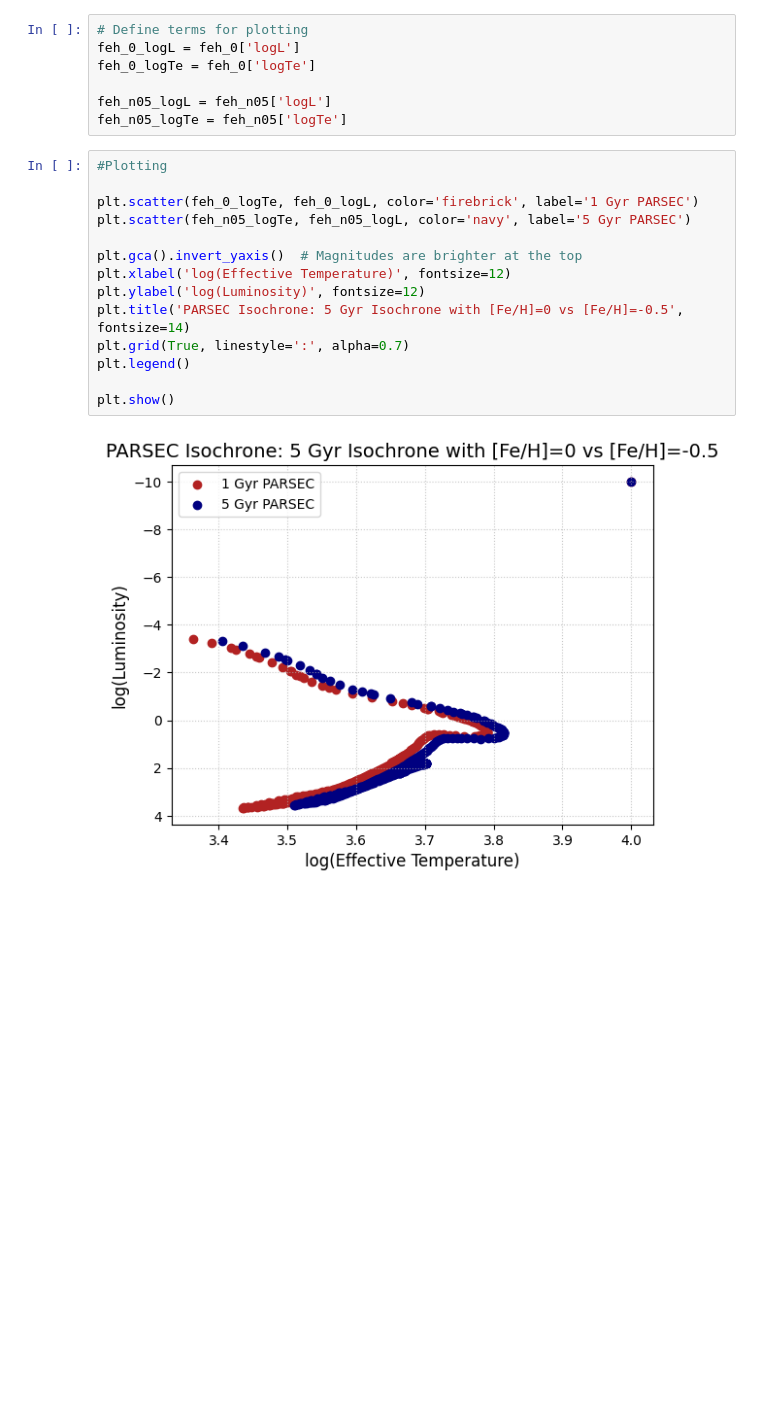
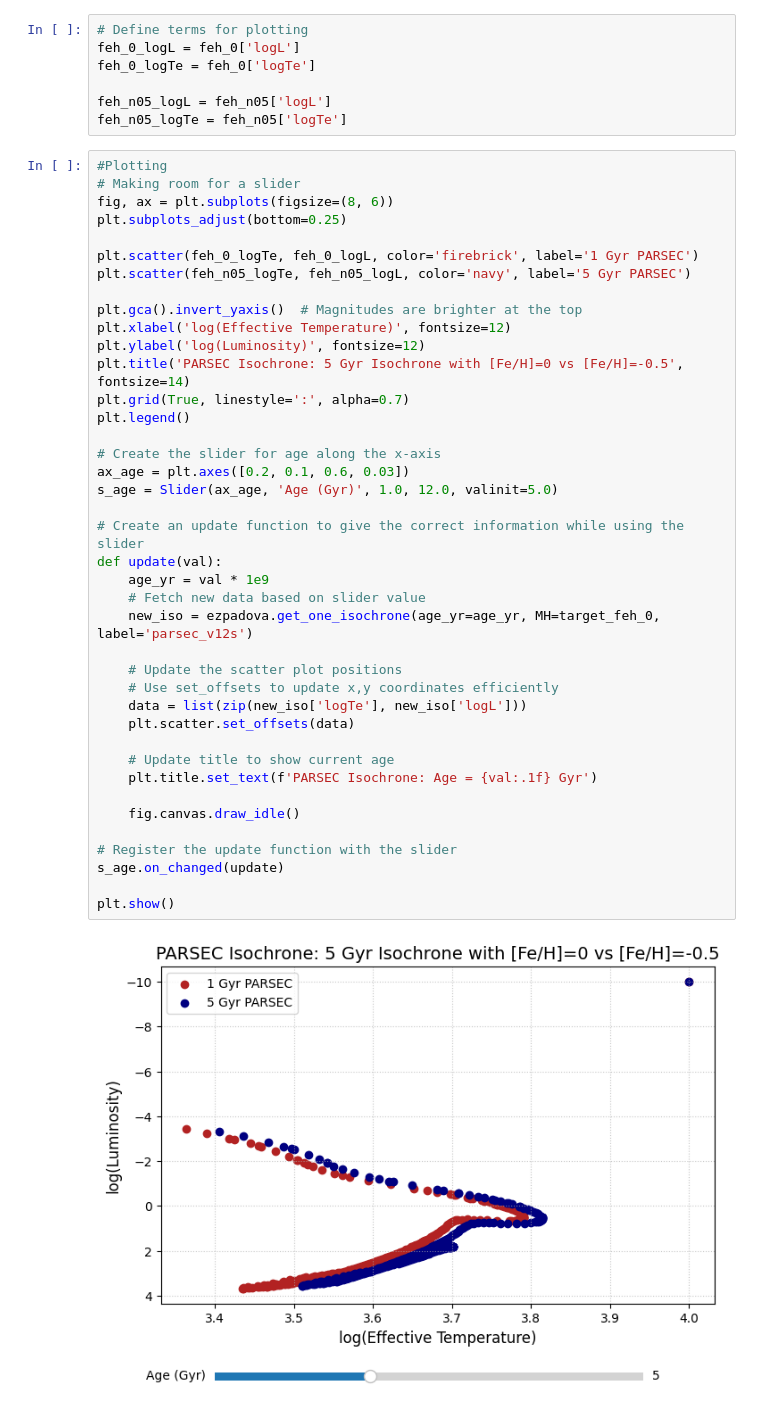
Before and after one commit to qwater-sudo/ASTR502-SP26, a Jupyter notebook: Wk2ndFeb/FeH_Isocrhone_Plotting_2026_2_5.ipynb, the cells around one changed output. Cells and saved outputs as stored; diff of their text form; blank space fills up the shorter version.

```diff
--- a/Wk2ndFeb/FeH_Isocrhone_Plotting_2026_2_5.ipynb
+++ b/Wk2ndFeb/FeH_Isocrhone_Plotting_2026_2_5.ipynb
@@ -30,17 +36,43 @@ feh_n05_logL = feh_n05['logL']
 feh_n05_logTe = feh_n05['logTe']
 # %%
 #Plotting
+# Making room for a slider
+fig, ax = plt.subplots(figsize=(8, 6))
+plt.subplots_adjust(bottom=0.25)
 
 plt.scatter(feh_0_logTe, feh_0_logL, color='firebrick', label='1 Gyr PARSEC')
 plt.scatter(feh_n05_logTe, feh_n05_logL, color='navy', label='5 Gyr PARSEC')
 
 plt.gca().invert_yaxis()  # Magnitudes are brighter at the top
 plt.xlabel('log(Effective Temperature)', fontsize=12)
 plt.ylabel('log(Luminosity)', fontsize=12)
 plt.title('PARSEC Isochrone: 5 Gyr Isochrone with [Fe/H]=0 vs [Fe/H]=-0.5', fontsize=14)
 plt.grid(True, linestyle=':', alpha=0.7)
 plt.legend()
 
+# Create the slider for age along the x-axis
+ax_age = plt.axes([0.2, 0.1, 0.6, 0.03])
+s_age = Slider(ax_age, 'Age (Gyr)', 1.0, 12.0, valinit=5.0)
+
+# Create an update function to give the correct information while using the slider
+def update(val):
+    age_yr = val * 1e9
+    # Fetch new data based on slider value
+    new_iso = ezpadova.get_one_isochrone(age_yr=age_yr, MH=target_feh_0, label='parsec_v12s')
+
+    # Update the scatter plot positions
+    # Use set_offsets to update x,y coordinates efficiently
+    data = list(zip(new_iso['logTe'], new_iso['logL']))
+    plt.scatter.set_offsets(data)
+
+    # Update title to show current age
+    plt.title.set_text(f'PARSEC Isochrone: Age = {val:.1f} Gyr')
+
+    fig.canvas.draw_idle()
+
+# Register the update function with the slider
+s_age.on_changed(update)
+
 plt.show()
 # %% [output]
-[figure, old version]
+[figure, new version]
```
Also changed, not shown: parts of 3 cells of this notebook.
